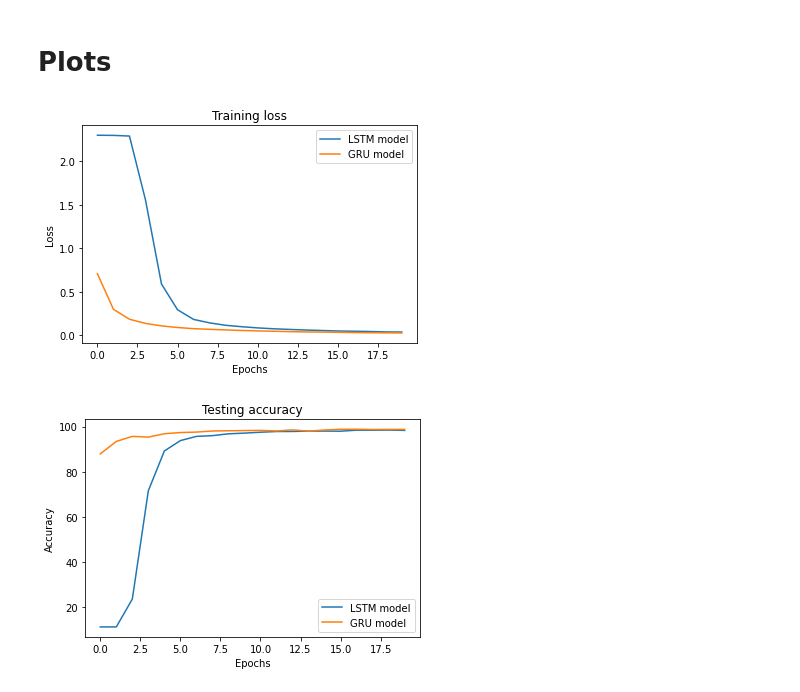
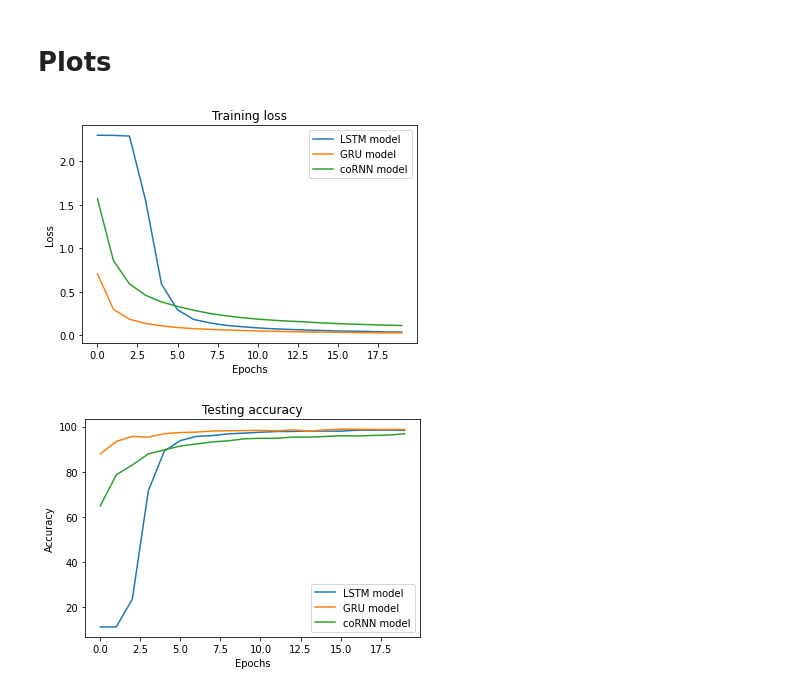
Before and after one commit to relaxxpls/IE643-Deep-Learning, a Jupyter notebook: Project/model.ipynb, the cells around one changed output. Saved outputs shown, nothing was run; the diff lists cells and outputs as text; code cells hidden in the pictures.

```diff
--- a/Project/model.ipynb
+++ b/Project/model.ipynb
@@ -282,23 +283,23 @@ epoch: 20, training-loss: 0.026211045519836867, validation-accuracy: 98.72000122
 # %% [markdown]
 # Training coRNN
 # %%
-# cornn_model = coRNNModel(input_dim, hidden_dim, output_dim, n_layers, dt=0.042, gamma=2.7, epsilon=4.7)
-# cornn_model.to(device)
+cornn_model = coRNNModel(input_dim, hidden_dim, output_dim, n_layers, dt=0.042, gamma=2.7, epsilon=4.7)
+cornn_model.to(device)
 
-# criterion = nn.CrossEntropyLoss()
+criterion = nn.CrossEntropyLoss()
 
-# learning_rate = 0.0021
-# # optimizer = optim.SGD(cornn_model.parameters(), lr=learning_rate)
-# optimizer = optim.Adam(cornn_model.parameters(), lr=learning_rate)
+learning_rate = 0.0021
+# optimizer = optim.SGD(cornn_model.parameters(), lr=learning_rate)
+optimizer = optim.Adam(cornn_model.parameters(), lr=learning_rate)
 # %%
-# cornn_valid_accuracy = []
-# cornn_train_loss = []
+cornn_valid_accuracy = []
+cornn_train_loss = []
 
-# for epoch in range(n_epochs):
-#     loss = train(cornn_model, train_loader, optimizer, criterion)
-#     cornn_train_loss.append(loss)
+for epoch in range(n_epochs):
+    loss = train(cornn_model, train_loader, optimizer, criterion)
+    cornn_train_loss.append(loss)
 
-#     accuracy = validate(cornn_model, test_loader)
-#     cornn_valid_accuracy.append(accuracy)
+    accuracy = validate(cornn_model, test_loader)
+    cornn_valid_accuracy.append(accuracy)
 
-#     print(f"epoch: {epoch+1}, training-loss: {loss}, validation-accuracy: {accuracy}")
+    print(f"epoch: {epoch+1}, training-loss: {loss}, validation-accuracy: {accuracy}")
@@ -307,21 +329,21 @@ epoch: 20, training-loss: 0.026211045519836867, validation-accuracy: 98.72000122
 # %%
 plt.plot(lstm_train_loss, label="LSTM model")
 plt.plot(gru_train_loss, label="GRU model")
-# plt.plot(cornn_train_loss, label="coRNN model")
+plt.plot(cornn_train_loss, label="coRNN model")
 plt.title("Training loss")
 plt.xlabel("Epochs")
 plt.ylabel("Loss")
 plt.legend()
 plt.show()
 
 plt.plot(lstm_valid_accuracy, label="LSTM model")
 plt.plot(gru_valid_accuracy, label="GRU model")
-# plt.plot(cornn_valid_accuracy, label="coRNN model")
+plt.plot(cornn_valid_accuracy, label="coRNN model")
 plt.title("Testing accuracy")
 plt.xlabel("Epochs")
 plt.ylabel("Accuracy")
 plt.legend()
 plt.show()
 # %% [output]
-[figure, old version]
+[figure, new version]
-[figure, old version]
+[figure, new version]
```
Also changed, not shown: parts of 2 cells of this notebook.
